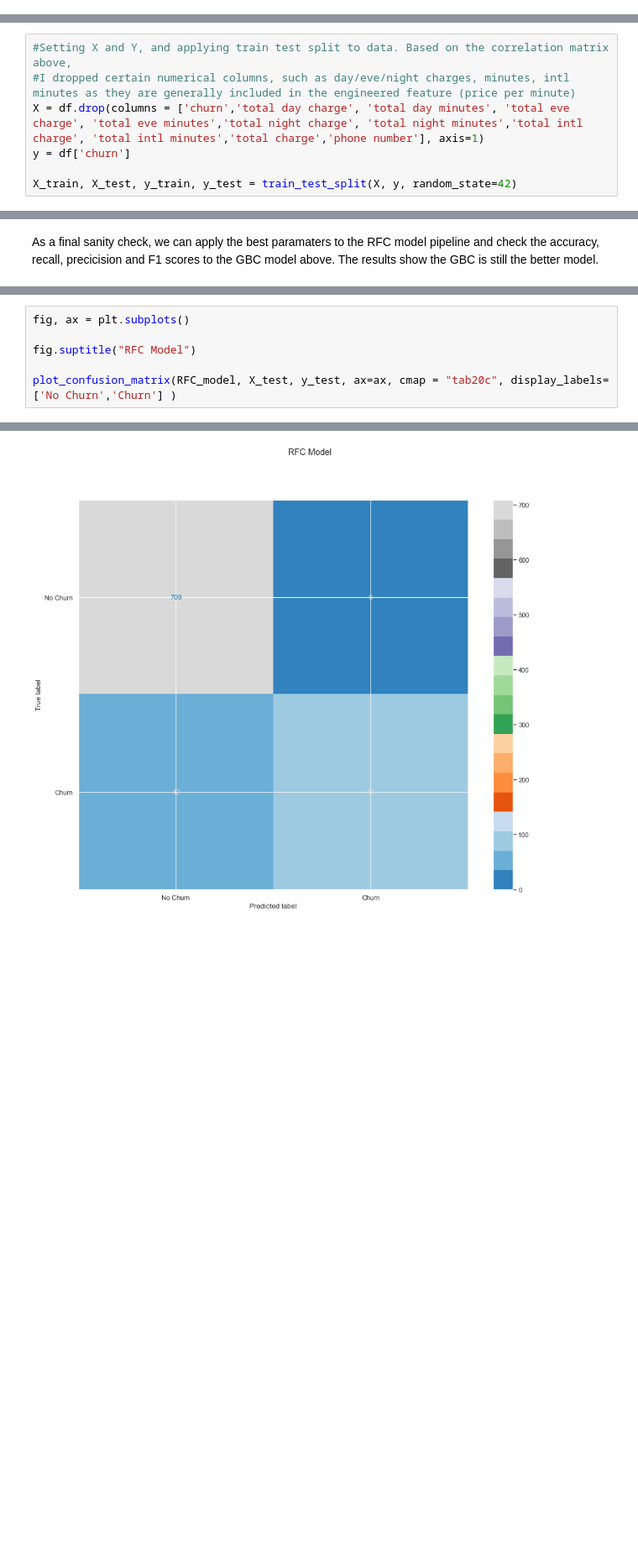
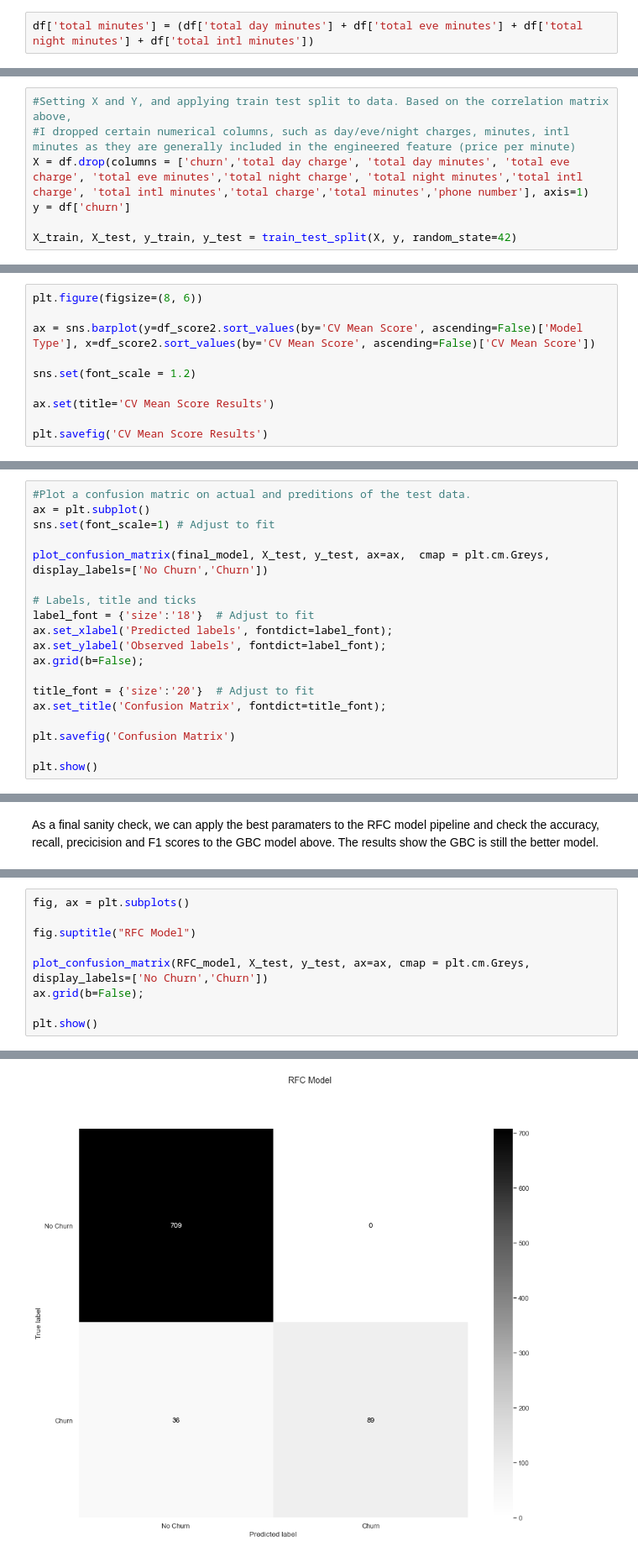
Before and after one commit to AliRampur/Phase-3-Project, a Jupyter notebook: Phase 3 Project.ipynb, the cells around one changed output, grey strips where cells are left out. Shown: that part at 84% size. Drawn from its saved outputs; the diff is of its cells as text; blank space fills up the shorter version.

```diff
--- a/Phase 3 Project.ipynb
+++ b/Phase 3 Project.ipynb
@@ -237,0 +247,2 @@ plt.savefig('Average Total Charges by Area Code')
+# %%
+df['total minutes'] = (df['total day minutes'] + df['total eve minutes'] + df['total night minutes'] + df['total intl minutes'])
@@ -254,7 +284,7 @@ Now that I have a better understanding of the data, data types, and have enginee
 # %%
 #Setting X and Y, and applying train test split to data. Based on the correlation matrix above,
 #I dropped certain numerical columns, such as day/eve/night charges, minutes, intl minutes as they are generally included in the engineered feature (price per minute)
-X = df.drop(columns = ['churn','total day charge', 'total day minutes', 'total eve charge', 'total eve minutes','total night charge', 'total night minutes','total intl charge', 'total intl minutes','total charge','phone number'], axis=1)
+X = df.drop(columns = ['churn','total day charge', 'total day minutes', 'total eve charge', 'total eve minutes','total night charge', 'total night minutes','total intl charge', 'total intl minutes','total charge','total minutes','phone number'], axis=1)
 y = df['churn']
 
 X_train, X_test, y_train, y_test = train_test_split(X, y, random_state=42)
@@ -571,0 +602,10 @@ df_score2
+# %%
+plt.figure(figsize=(8, 6))
+
+ax = sns.barplot(y=df_score2.sort_values(by='CV Mean Score', ascending=False)['Model Type'], x=df_score2.sort_values(by='CV Mean Score', ascending=False)['CV Mean Score'])
+
+sns.set(font_scale = 1.2)
+
+ax.set(title='CV Mean Score Results')
+
+plt.savefig('CV Mean Score Results')
@@ -724,0 +766,19 @@ plot_confusion_matrix(final_model, X_test, y_test, cmap = "tab20c")
+# %%
+#Plot a confusion matric on actual and preditions of the test data.
+ax = plt.subplot()
+sns.set(font_scale=1) # Adjust to fit
+
+plot_confusion_matrix(final_model, X_test, y_test, ax=ax,  cmap = plt.cm.Greys, display_labels=['No Churn','Churn'])
+
+# Labels, title and ticks
+label_font = {'size':'18'}  # Adjust to fit
+ax.set_xlabel('Predicted labels', fontdict=label_font);
+ax.set_ylabel('Observed labels', fontdict=label_font);
+ax.grid(b=False);
+
+title_font = {'size':'20'}  # Adjust to fit
+ax.set_title('Confusion Matrix', fontdict=title_font);
+
+plt.savefig('Confusion Matrix')
+
+plt.show()
@@ -789,5 +851,8 @@ fig, ax = plt.subplots()
 
 fig.suptitle("RFC Model")
 
-plot_confusion_matrix(RFC_model, X_test, y_test, ax=ax, cmap = "tab20c", display_labels=['No Churn','Churn'] )
+plot_confusion_matrix(RFC_model, X_test, y_test, ax=ax, cmap = plt.cm.Greys, display_labels=['No Churn','Churn'])
+ax.grid(b=False);
+
+plt.show()
 # %% [output]
@@ -795,4 +859,4 @@ plot_confusion_matrix(RFC_model, X_test, y_test, ax=ax, cmap = "tab20c", display
-[figure, old version]
+[figure, new version]
 # %%
 y_hat2 = RFC_model.predict(X_test)
 
```
Also changed, not shown: parts of 25 cells of this notebook, 11 other files.
